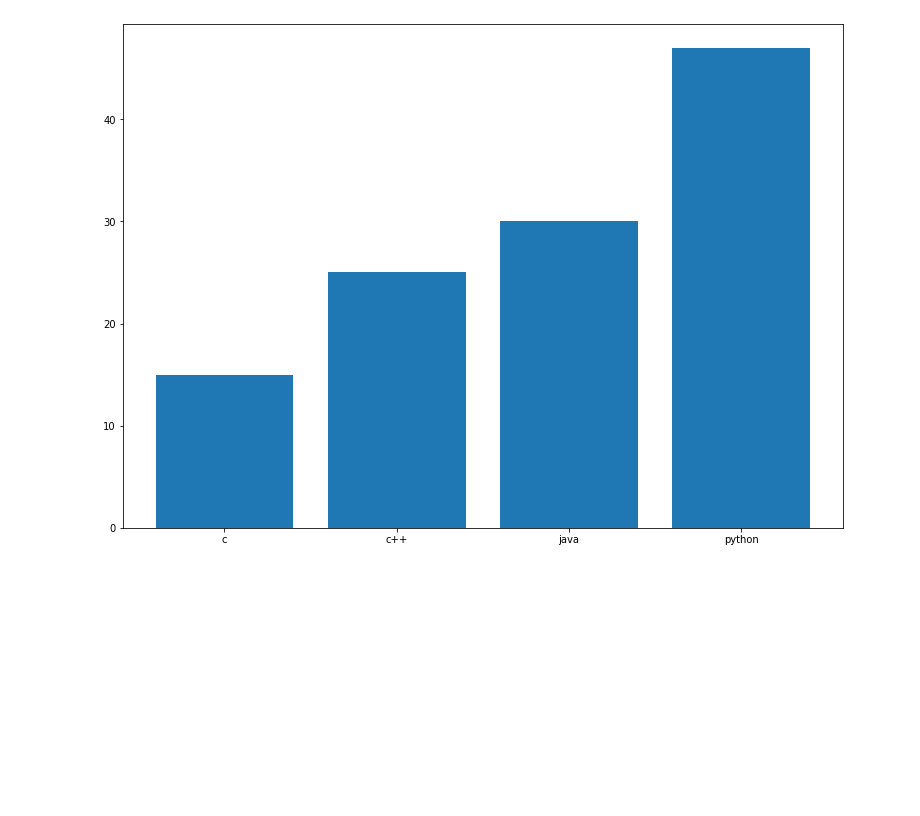
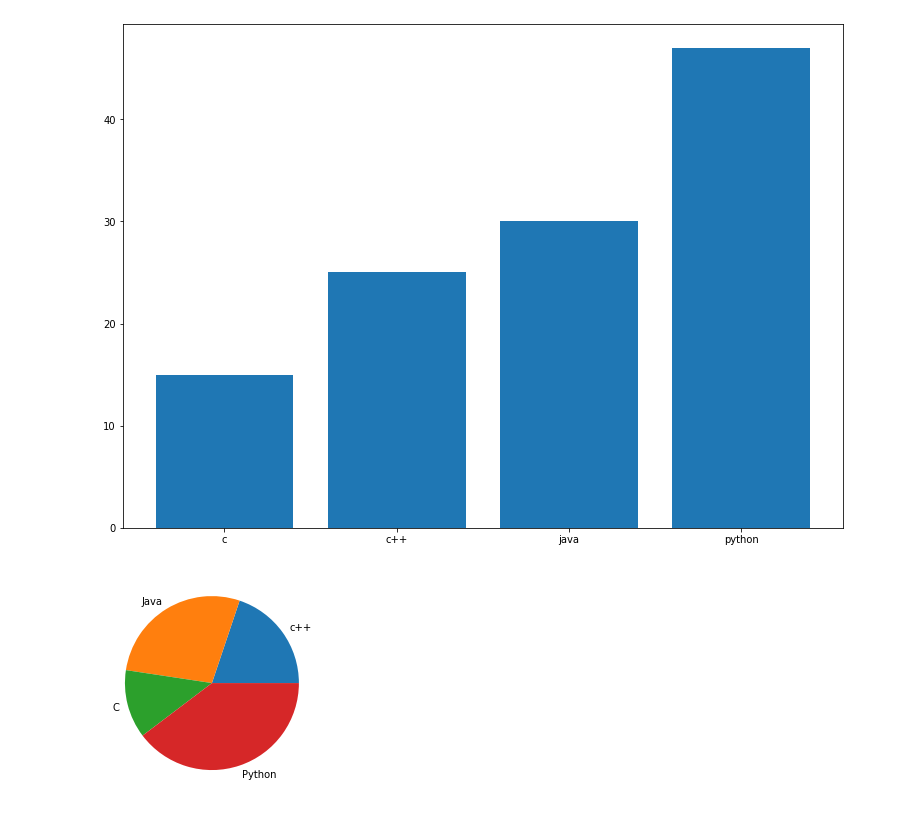
Before and after one commit to zenitsu0705/DM, a Jupyter notebook: VisualizeDatasets.ipynb, the cells around one changed output. Saved outputs shown, nothing was run; the diff lists cells and outputs as text; code cells hidden in the pictures; blank space fills up the shorter version.

```diff
--- a/VisualizeDatasets.ipynb
+++ b/VisualizeDatasets.ipynb
@@ -113,0 +116,9 @@ plt.show()
+# %%
+import numpy as np
+import matplotlib.pyplot as plt
+x = np.array([25,35,16,50])
+mylabels = ["c++","Java","C","Python"]
+plt.pie(x,labels=mylabels)
+plt.show()
+# %% [output]
+[figure, added]
```
Also changed, not shown: parts of 1 cell of this notebook.
